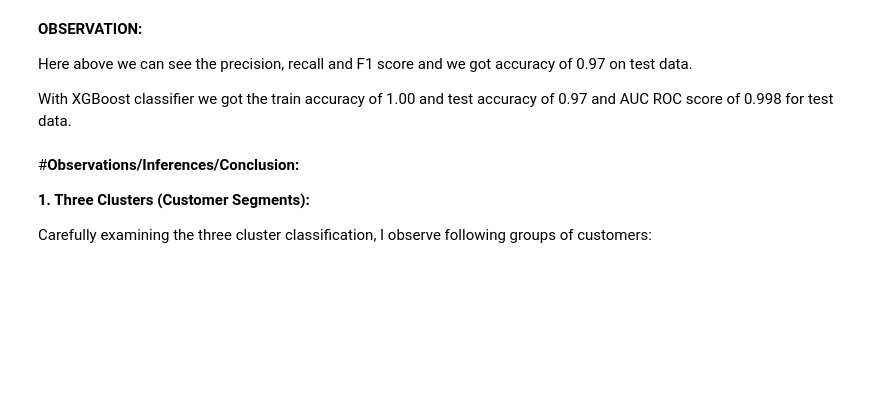
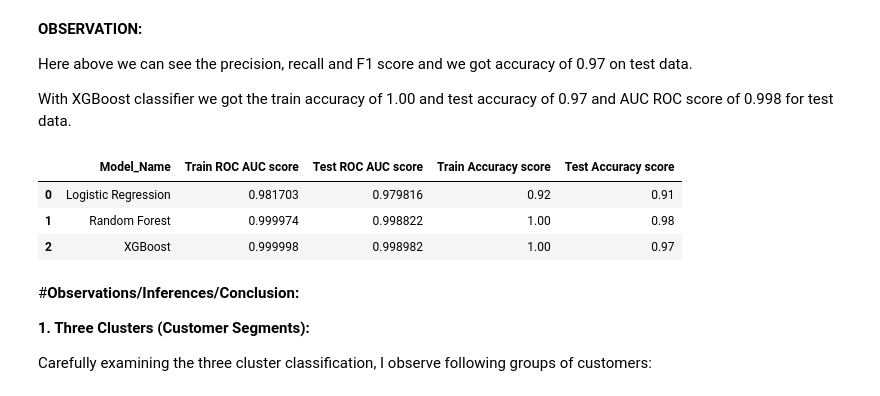
Before and after one commit to humant01/Customer-Segmentation, a Jupyter notebook: Online_Retail_Customer_Segmentation_Capstone_Project.ipynb, the cells around one changed output. Saved outputs shown, nothing was run; the diff lists cells and outputs as text; code cells hidden in the pictures; blank space fills up the shorter version.

```diff
--- a/Online_Retail_Customer_Segmentation_Capstone_Project.ipynb
+++ b/Online_Retail_Customer_Segmentation_Capstone_Project.ipynb
@@ -2169,6 +2163,26 @@ roc_auc_score(y_test, y_prob_pred_cnb, multi_class='ovo', average='weighted')
 Here above we can see the precision, recall and F1 score and we got accuracy of 0.97 on test data.
 
 With XGBoost classifier we got the train accuracy of 1.00 and test accuracy of 0.97 and AUC ROC score of 0.998 for test data.
+# %%
+evaluation_dict={'Model_Name':['Logistic Regression','Random Forest','XGBoost'],
+
+                 'Train ROC AUC score':[ 0.9817028876308256, 0.9999737811937799, 0.9999977229486454],
+
+                 'Test ROC AUC score':[0.9798160852100829, 0.9988217245465557, 0.9989820948576079 ],
+
+                 'Train Accuracy score':[0.92, 1.00, 1.00 ],
+
+                 'Test Accuracy score':[0.91, 0.98, 0.97 ]
+
+
+                }
+evaluation_df=pd.DataFrame(evaluation_dict)
+evaluation_df
+# %% [output]
+|  | Model_Name | Train ROC AUC score | Test ROC AUC score | Train Accuracy score | Test Accuracy score |
+| 0 | Logistic Regression | 0.981703 | 0.979816 | 0.92 | 0.91 |
+| 1 | Random Forest | 0.999974 | 0.998822 | 1.00 | 0.98 |
+| 2 | XGBoost | 0.999998 | 0.998982 | 1.00 | 0.97 |
 # %% [markdown]
 
 #**Observations/Inferences/Conclusion:**
```
Also changed, not shown: parts of 8 cells of this notebook.
